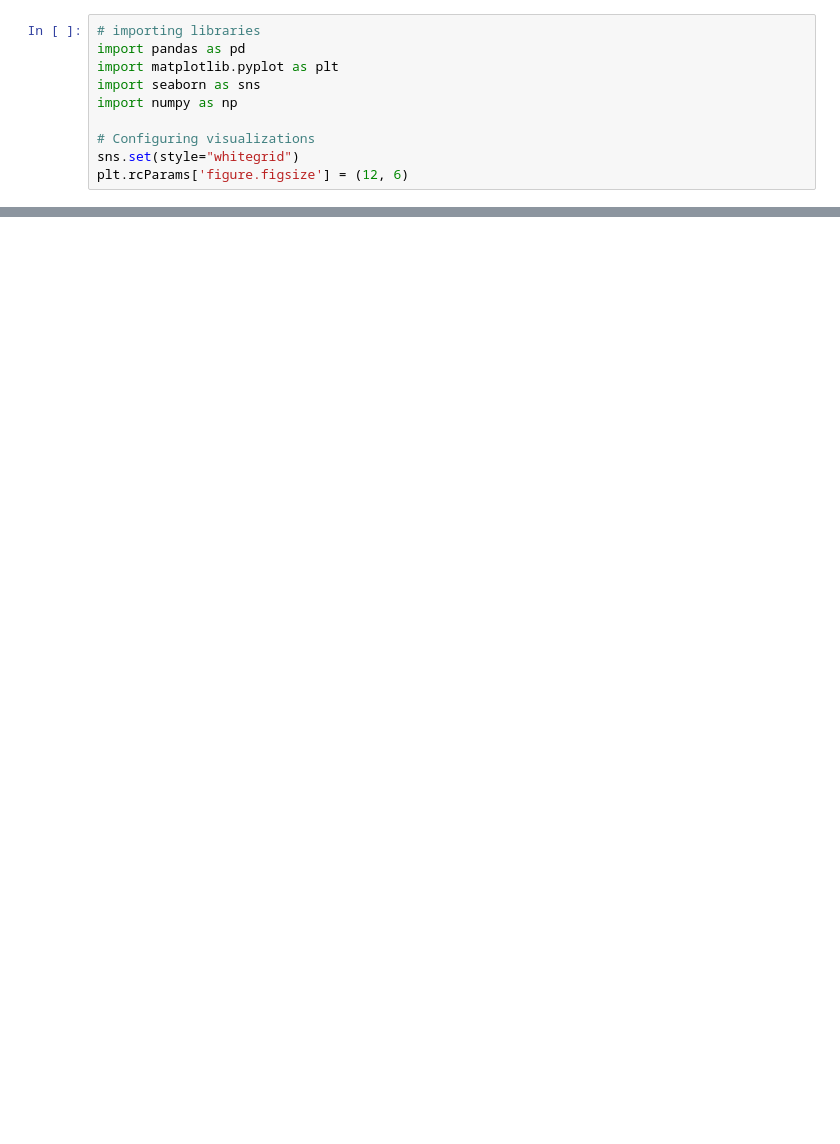
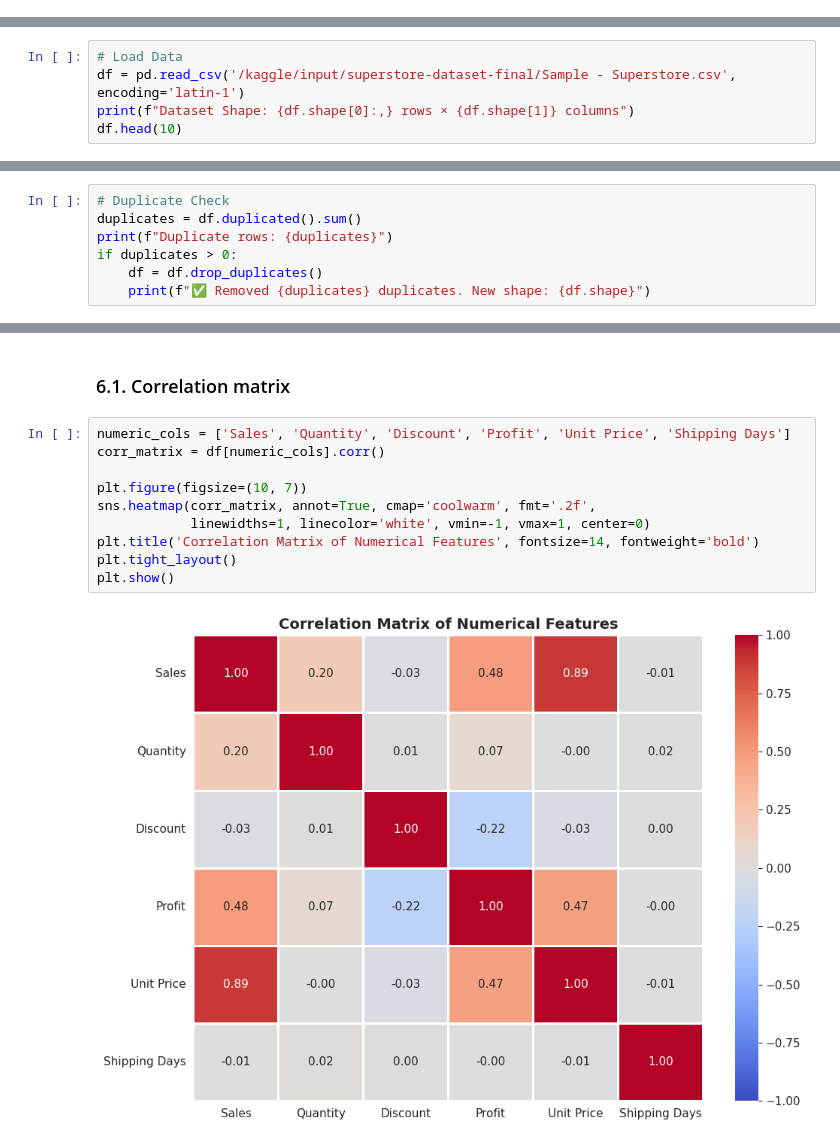
Before and after one commit to maxin-dac/superstore-sales-analysis, a Jupyter notebook: superstore-sales-analysis.ipynb, the cells around one changed output, grey strips where cells are left out. Drawn from its saved outputs; the diff is of its cells as text; blank space fills up the shorter version.

Commit message:
Kaggle Notebook | SUPERSTORE SALES ANALYSIS | Version 4

```diff
--- a/superstore-sales-analysis.ipynb
+++ b/superstore-sales-analysis.ipynb
@@ -11,10 +0,0 @@ Dataset's link: [/kaggle/input/superstore-dataset-final/Sample - Superstore.csv]
-# %%
-# importing libraries
-import pandas as pd
-import matplotlib.pyplot as plt
-import seaborn as sns
-import numpy as np
-
-# Configuring visualizations
-sns.set(style="whitegrid")
-plt.rcParams['figure.figsize'] = (12, 6)
@@ -343,0 +48,5 @@ Furthermore: The profit distribution by region and product category provides act
+# %%
+# Load Data
+df = pd.read_csv('/kaggle/input/superstore-dataset-final/Sample - Superstore.csv', encoding='latin-1')
+print(f"Dataset Shape: {df.shape[0]:,} rows × {df.shape[1]} columns")
+df.head(10)
@@ -343,0 +108,7 @@ Furthermore: The profit distribution by region and product category provides act
+# %%
+# Duplicate Check
+duplicates = df.duplicated().sum()
+print(f"Duplicate rows: {duplicates}")
+if duplicates > 0:
+    df = df.drop_duplicates()
+    print(f"✅ Removed {duplicates} duplicates. New shape: {df.shape}")
@@ -343,0 +320,14 @@ Furthermore: The profit distribution by region and product category provides act
+# %% [markdown]
+### 6.1. Correlation matrix
+# %%
+numeric_cols = ['Sales', 'Quantity', 'Discount', 'Profit', 'Unit Price', 'Shipping Days']
+corr_matrix = df[numeric_cols].corr()
+
+plt.figure(figsize=(10, 7))
+sns.heatmap(corr_matrix, annot=True, cmap='coolwarm', fmt='.2f',
+            linewidths=1, linecolor='white', vmin=-1, vmax=1, center=0)
+plt.title('Correlation Matrix of Numerical Features', fontsize=14, fontweight='bold')
+plt.tight_layout()
+plt.show()
+# %% [output]
+[figure, added]
```
Also changed, not shown: parts of 106 cells of this notebook.
